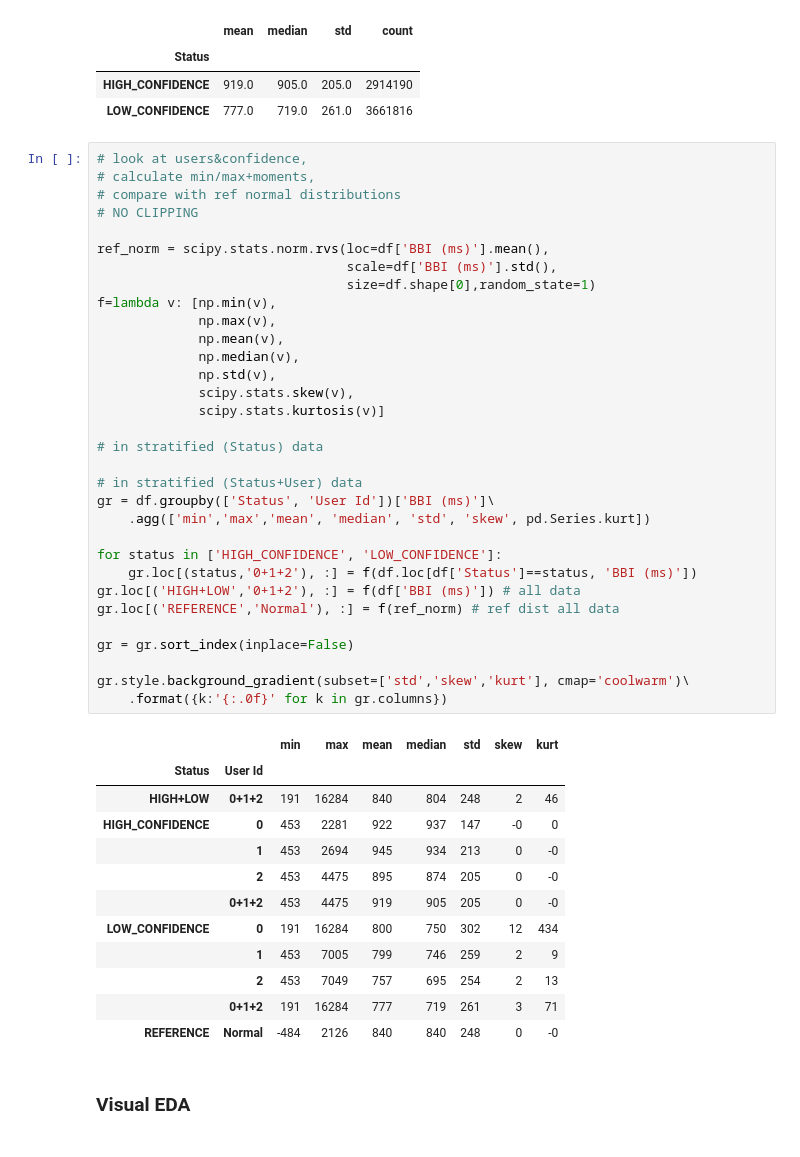
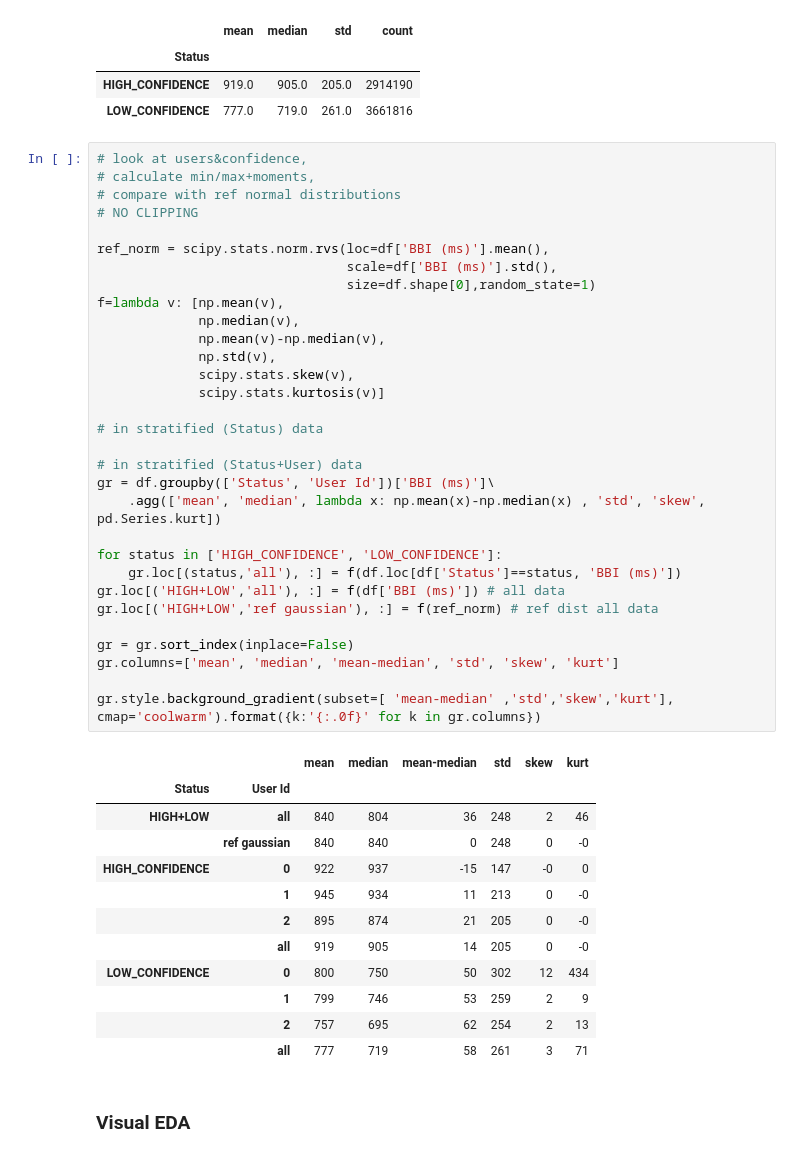
Before and after one commit to mol2people/tiktok_hrv, a Jupyter notebook: eda_hrv.ipynb, the cells around one changed output. Saved outputs shown, nothing was run; the diff lists cells and outputs as text.

```diff
--- a/eda_hrv.ipynb
+++ b/eda_hrv.ipynb
@@ -172,48 +172,47 @@ df.groupby('Status')['BBI (ms)']\
 # %%
 # look at users&confidence,
 # calculate min/max+moments,
 # compare with ref normal distributions
 # NO CLIPPING
 
 ref_norm = scipy.stats.norm.rvs(loc=df['BBI (ms)'].mean(),
                                 scale=df['BBI (ms)'].std(),
                                 size=df.shape[0],random_state=1)
-f=lambda v: [np.min(v),
-             np.max(v),
-             np.mean(v),
+f=lambda v: [np.mean(v),
              np.median(v),
+             np.mean(v)-np.median(v),
              np.std(v),
              scipy.stats.skew(v),
              scipy.stats.kurtosis(v)]
 
 # in stratified (Status) data
 
 # in stratified (Status+User) data
 gr = df.groupby(['Status', 'User Id'])['BBI (ms)']\
-    .agg(['min','max','mean', 'median', 'std', 'skew', pd.Series.kurt])
+    .agg(['mean', 'median', lambda x: np.mean(x)-np.median(x) , 'std', 'skew', pd.Series.kurt])
 
 for status in ['HIGH_CONFIDENCE', 'LOW_CONFIDENCE']:
-    gr.loc[(status,'0+1+2'), :] = f(df.loc[df['Status']==status, 'BBI (ms)'])
-gr.loc[('HIGH+LOW','0+1+2'), :] = f(df['BBI (ms)']) # all data
-gr.loc[('REFERENCE','Normal'), :] = f(ref_norm) # ref dist all data
+    gr.loc[(status,'all'), :] = f(df.loc[df['Status']==status, 'BBI (ms)'])
+gr.loc[('HIGH+LOW','all'), :] = f(df['BBI (ms)']) # all data
+gr.loc[('HIGH+LOW','ref gaussian'), :] = f(ref_norm) # ref dist all data
 
 gr = gr.sort_index(inplace=False)
+gr.columns=['mean', 'median', 'mean-median', 'std', 'skew', 'kurt']
 
-gr.style.background_gradient(subset=['std','skew','kurt'], cmap='coolwarm')\
-    .format({k:'{:.0f}' for k in gr.columns})
+gr.style.background_gradient(subset=[ 'mean-median' ,'std','skew','kurt'], cmap='coolwarm').format({k:'{:.0f}' for k in gr.columns})
 # %% [output]
-|  |  | min | max | mean | median | std | skew | kurt |
-| Status | User Id |  |  |  |  |  |  |  |
-| HIGH+LOW | 0+1+2 | 191 | 16284 | 840 | 804 | 248 | 2 | 46 |
-| HIGH_CONFIDENCE | 0 | 453 | 2281 | 922 | 937 | 147 | -0 | 0 |
-|  | 1 | 453 | 2694 | 945 | 934 | 213 | 0 | -0 |
-|  | 2 | 453 | 4475 | 895 | 874 | 205 | 0 | -0 |
-|  | 0+1+2 | 453 | 4475 | 919 | 905 | 205 | 0 | -0 |
-| LOW_CONFIDENCE | 0 | 191 | 16284 | 800 | 750 | 302 | 12 | 434 |
-|  | 1 | 453 | 7005 | 799 | 746 | 259 | 2 | 9 |
-|  | 2 | 453 | 7049 | 757 | 695 | 254 | 2 | 13 |
-|  | 0+1+2 | 191 | 16284 | 777 | 719 | 261 | 3 | 71 |
-| REFERENCE | Normal | -484 | 2126 | 840 | 840 | 248 | 0 | -0 |
+|  |  | mean | median | mean-median | std | skew | kurt |
+| Status | User Id |  |  |  |  |  |  |
+| HIGH+LOW | all | 840 | 804 | 36 | 248 | 2 | 46 |
+|  | ref gaussian | 840 | 840 | 0 | 248 | 0 | -0 |
+| HIGH_CONFIDENCE | 0 | 922 | 937 | -15 | 147 | -0 | 0 |
+|  | 1 | 945 | 934 | 11 | 213 | 0 | -0 |
+|  | 2 | 895 | 874 | 21 | 205 | 0 | -0 |
+|  | all | 919 | 905 | 14 | 205 | 0 | -0 |
+| LOW_CONFIDENCE | 0 | 800 | 750 | 50 | 302 | 12 | 434 |
+|  | 1 | 799 | 746 | 53 | 259 | 2 | 9 |
+|  | 2 | 757 | 695 | 62 | 254 | 2 | 13 |
+|  | all | 777 | 719 | 58 | 261 | 3 | 71 |
 # %% [markdown]
 ### Visual EDA
 # %%
```
Also changed, not shown: parts of 5 cells of this notebook.
